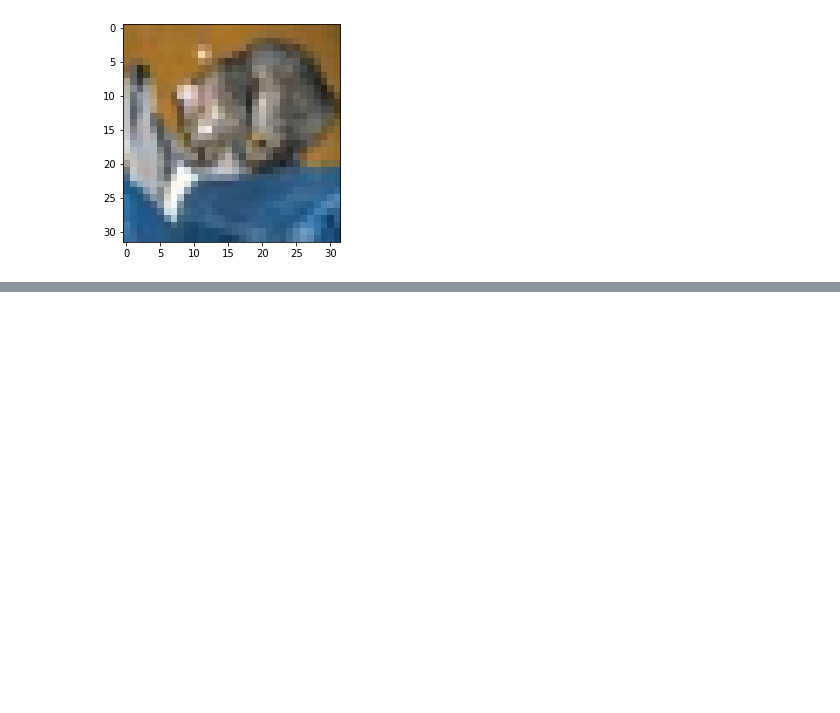
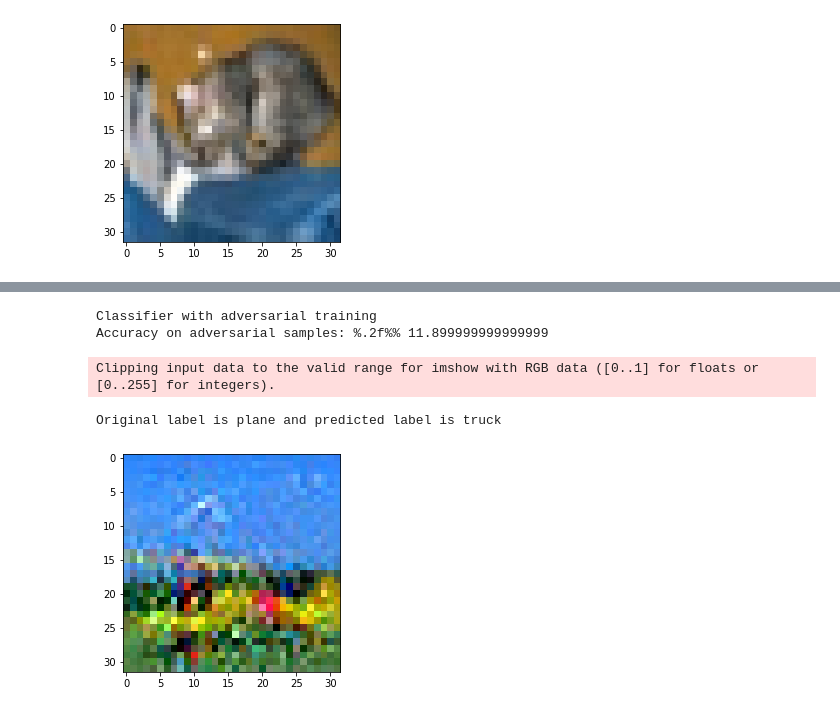
Before and after one commit to mschroeder11/machine-learning, a Jupyter notebook: final project/MLattacks.ipynb, the cells around one changed output, grey strips where cells are left out. Drawn from its saved outputs; the diff is of its cells as text; code cells hidden in the pictures; blank space fills up the shorter version.

```diff
--- a/final project/MLattacks.ipynb
+++ b/final project/MLattacks.ipynb
@@ -279,0 +295,39 @@ print("Accuracy on adversarial samples: %.2f%%", (acc * 100))
+# %%
+# Evaluate the adversarially trained classifier on the test set
+preds = np.argmax(classifier.predict(x_test_adv), axis=1)
+acc = np.sum(preds == np.argmax(y_test, axis=1)) / y_test.shape[0]
+print("Classifier with adversarial training")
+print("Accuracy on adversarial samples: %.2f%%", (acc * 100))
+# %% [output]
+Classifier with adversarial training
+Accuracy on adversarial samples: %.2f%% 11.899999999999999
+# %%
+# label mapping
+
+labels = ['plane', 'car', 'bird', 'cat', 'deer', 'dog', 'frog', 'horse', 'ship', 'truck']
+
+# select the image from our test dataset
+image_number = 44
+
+# display the image
+plt.imshow(x_test_adv[image_number])
+
+# load the image in an array
+n = np.array(x_test_adv[image_number])
+
+# reshape it
+p = n.reshape(1, 32, 32, 3)
+# pass in the network for prediction and
+# save the predicted label
+predicted_label = labels[model.predict(p).argmax()]
+
+# load the original label
+original_label = labels[y_test.flatten()[image_number]]
+
+# display the result
+print("Original label is {} and predicted label is {}".format(
+    original_label, predicted_label))
+# %% [output]
+Clipping input data to the valid range for imshow with RGB data ([0..1] for floats or [0..255] for integers).
+Original label is plane and predicted label is truck
+[figure, added]
```
Also changed, not shown: parts of 9 cells of this notebook.
